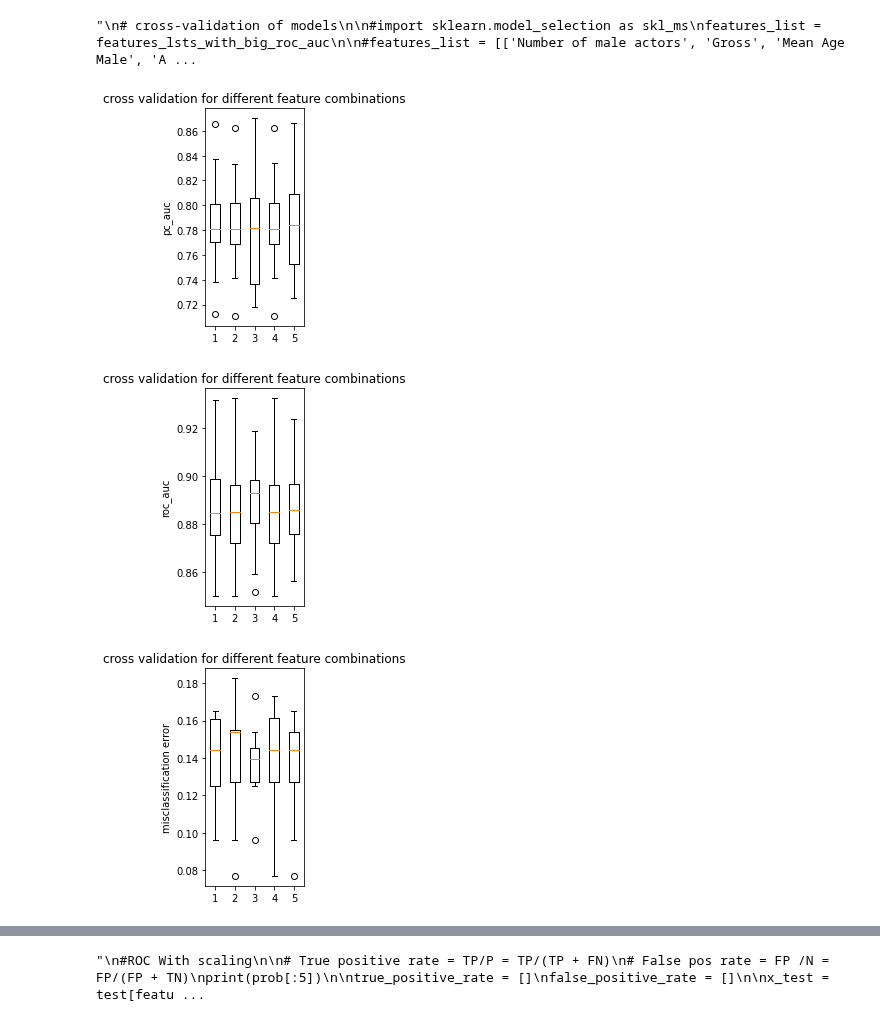
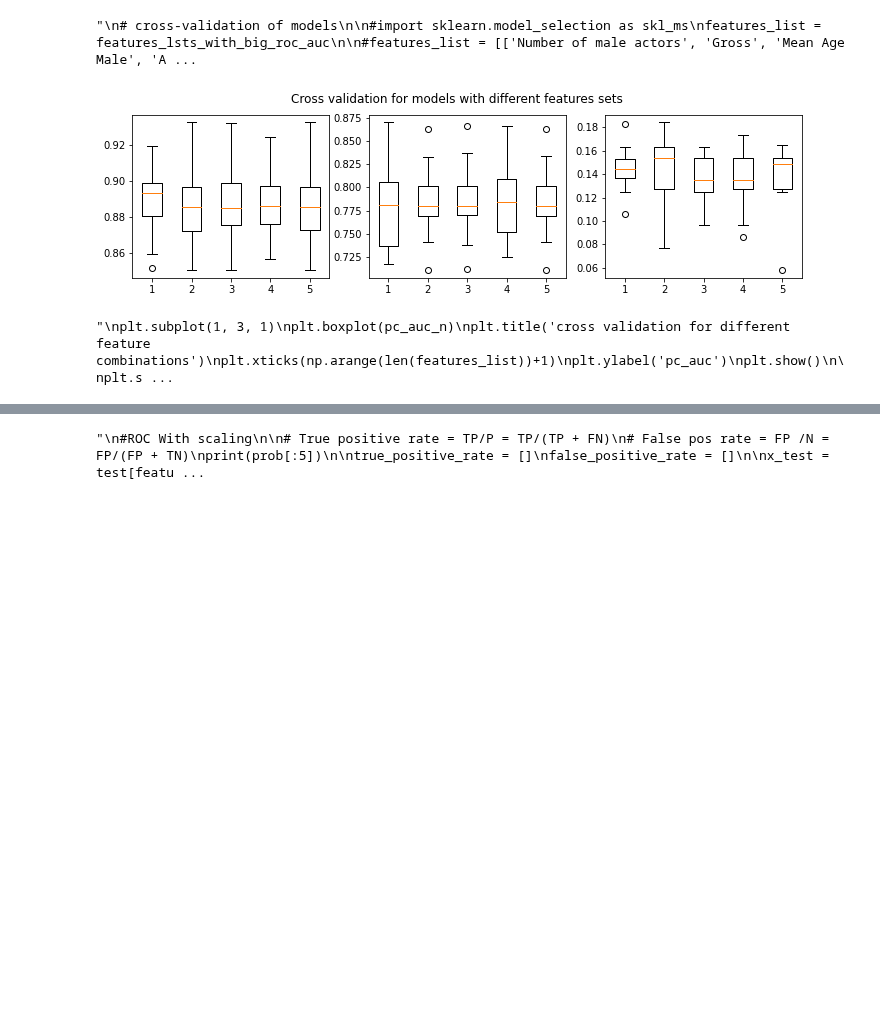
Before and after one commit to IZ001/Stat-Machine-Learning, a Jupyter notebook: Project_SML.ipynb, the cells around one changed output, grey strips where cells are left out. Saved outputs shown, nothing was run; the diff lists cells and outputs as text; code cells hidden in the pictures; blank space fills up the shorter version.

Commit message:
The final chosen model

```diff
--- a/Project_SML.ipynb
+++ b/Project_SML.ipynb
@@ -672,37 +672,45 @@ for i, (train_index, val_index) in enumerate(cv.split(X)):
 
     pc_auc_n[i,j] = auc(recall, precision)
     roc_auc_n[i,j] = roc_auc_score(y_val, predict_prob[:,1])
 
     tr_rate = calculate_average_r(features, X, y)
     prediction = np.where(predict_prob[:,1] > tr_rate, 1, 0)
     misclassification_n[i,j] = (np.mean(prediction != y_val))
 
-    tr_rate_models.append(tr_rate)
+    tr_rate_models.append(tr_rate)   # make table to count average
 
+fig, axs = plt.subplots(1, 3, figsize=(12, 3), sharey=False)
+axs[0].boxplot(roc_auc_n)
+axs[1].boxplot(pc_auc_n)
+axs[2].boxplot(misclassification_n)
+
+fig.suptitle('Cross validation for models with different features sets')
+plt.show()
+'''
 plt.subplot(1, 3, 1)
 plt.boxplot(pc_auc_n)
 plt.title('cross validation for different feature combinations')
 plt.xticks(np.arange(len(features_list))+1)
 plt.ylabel('pc_auc')
 plt.show()
 
 plt.subplot(1, 3, 2)
 plt.boxplot(roc_auc_n)
 plt.title('cross validation for different feature combinations')
 plt.xticks(np.arange(len(features_list))+1)
 plt.ylabel('roc_auc')
 plt.show()
 
 plt.subplot(1, 3, 3)
 plt.boxplot(misclassification_n)
 plt.title('cross validation for different feature combinations')
 plt.xticks(np.arange(len(features_list))+1)
 plt.ylabel('misclassification error')
 plt.show()
+'''
 # %% [output]
-[figure, old version]
+[figure, new version]
-[figure, removed]
-[figure, removed]
+"\nplt.subplot(1, 3, 1)\nplt.boxplot(pc_auc_n)\nplt.title('cross validation for different feature combinations')\nplt.xticks(np.arange(len(features_list))+1)\nplt.ylabel('pc_auc')\nplt.show()\n\nplt.s ...
 # %%
 print('tr_rates', tr_rate_models)
 # %% [output]
```
Also changed, not shown: parts of 7 cells of this notebook.
